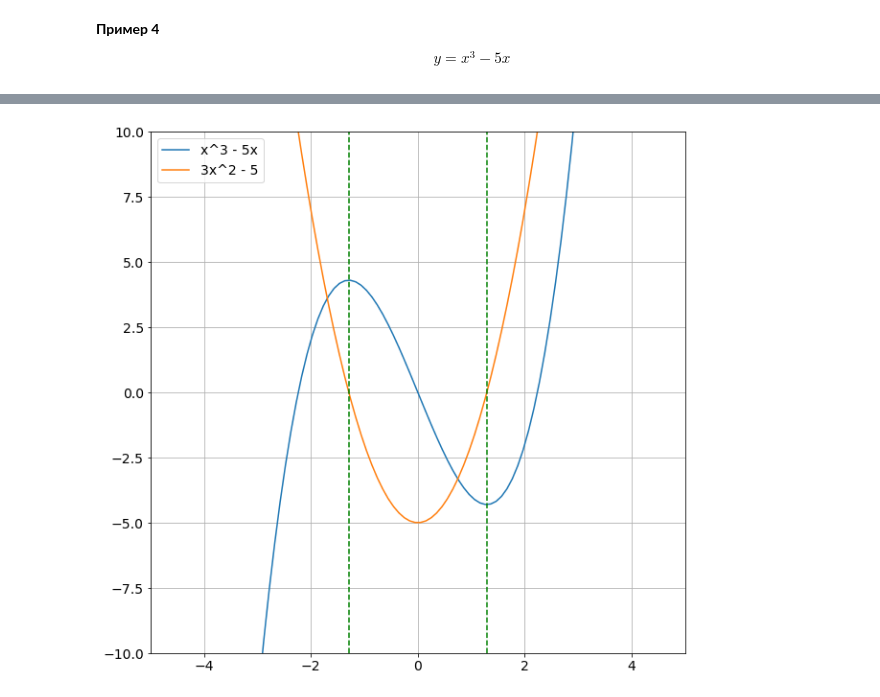
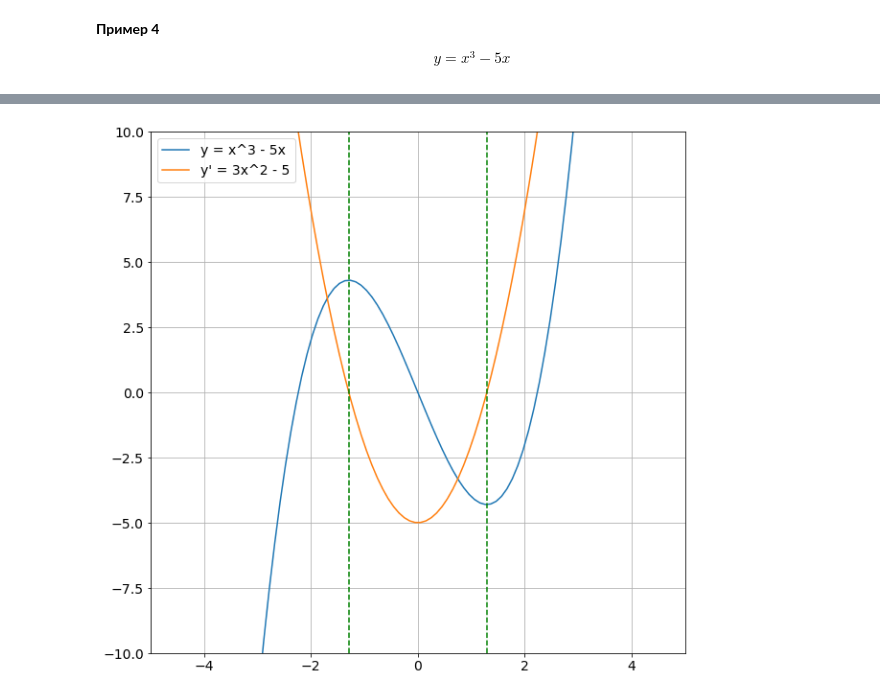
Before and after one commit to lkamalt/math-basics, a Jupyter notebook: lesson7/hw_lesson7.ipynb, the cells around one changed output, grey strips where cells are left out. Drawn from its saved outputs; the diff is of its cells as text; code cells hidden in the pictures.

```diff
--- a/lesson7/hw_lesson7.ipynb
+++ b/lesson7/hw_lesson7.ipynb
@@ -210,21 +212,21 @@ $$x^2 = \frac{5}{3} \Rightarrow x_{1, 2} = \pm \sqrt{\frac{5}{3}},$$
 # %%
 x = np.linspace(-5, 5, 100)
 y = np.power(x, 3) - 5 * x
 y_der = 3 * np.power(x, 2) - 5
 
 plt.figure(figsize=(10, 10))
 plt.axis([-5, 5, -10, 10])
 
 x1 = -np.sqrt(5 / 3)
 x2 = np.sqrt(5 / 3)
 
-plt.plot(x, y, label = 'x^3 - 5x')
-plt.plot(x, y_der, label='3x^2 - 5')
+plt.plot(x, y, label = "y = x^3 - 5x")
+plt.plot(x, y_der, label="y' = 3x^2 - 5")
 plt.vlines(x1, -10, 10, linestyles ='dashed', color='green')
 plt.vlines(x2, -10, 10, linestyles ='dashed', color='green')
 
 plt.legend()
 plt.grid()
 plt.show()
 # %% [output]
-[figure, old version]
+[figure, new version]
```
Also changed, not shown: parts of 3 cells of this notebook.
